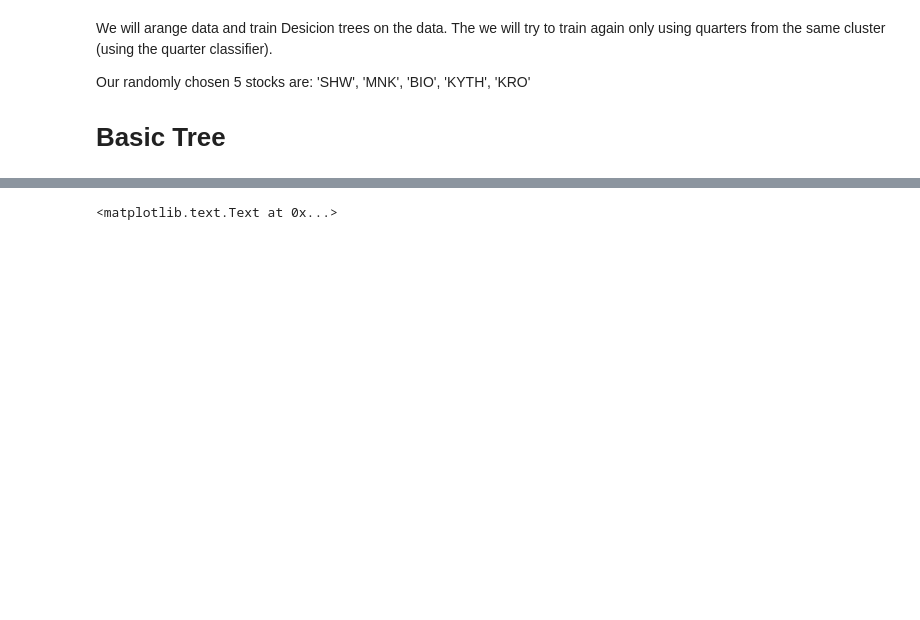
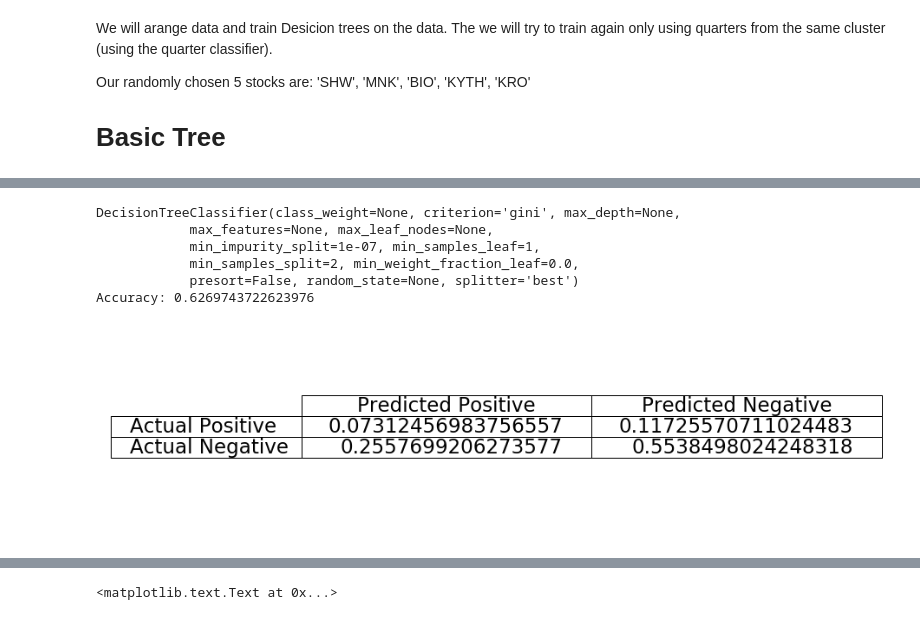
Before and after one commit to eytans/Stockifier, a Jupyter notebook: Decision Tree.ipynb, the cells around one changed output, grey strips where cells are left out. Drawn from its saved outputs; the diff is of its cells as text; code cells hidden in the pictures; blank space fills up the shorter version.

```diff
--- a/Decision Tree.ipynb
+++ b/Decision Tree.ipynb
@@ -56,9 +57,9 @@ max                                            12.062029
 # %%
 def run_model(model, inp=stocks):
-    scores = {sn: [] for sn in stock_names}
-    for sn, (data, classes) in zip(stock_names, inp):
-        scores[sn] = (sum(cross_val_score(model, data, classes))/3)
-    return scores
+    matrixes = {sn: [] for sn in stock_names}
+    for sn, data in zip(stock_names, inp):
+        matrixes[sn] = ConfusionMatrix(data, model)
+    return matrixes
 
 def get_best_model(models, accs):
     best_model = (0 , models[0])
@@ -125,0 +140,10 @@ print(accs[2])
+# %%
+ConfusionMatrix.concat(iterator=taccs.values()).plot()
+# %% [output]
+DecisionTreeClassifier(class_weight=None, criterion='gini', max_depth=None,
+            max_features=None, max_leaf_nodes=None,
+            min_impurity_split=1e-07, min_samples_leaf=1,
+            min_samples_split=2, min_weight_fraction_leaf=0.0,
+            presort=False, random_state=None, splitter='best')
+Accuracy: 0.6269743722623976
+[figure, added]
```
Also changed, not shown: parts of 11 cells of this notebook, 3 other files.
